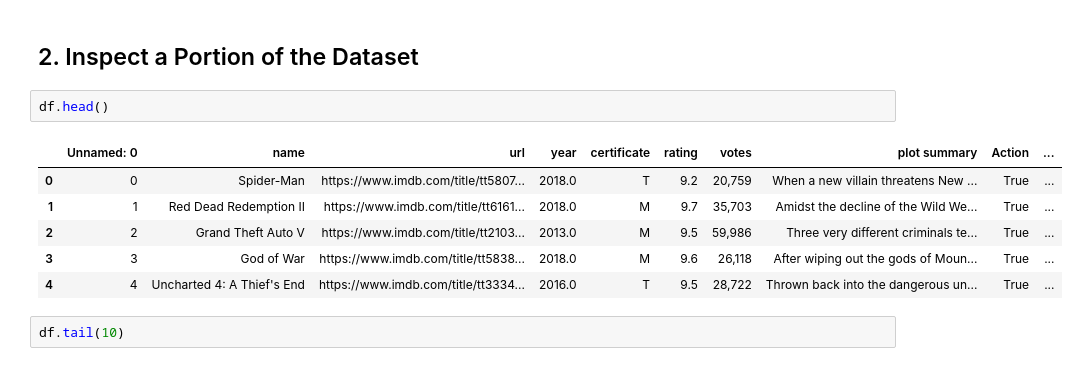
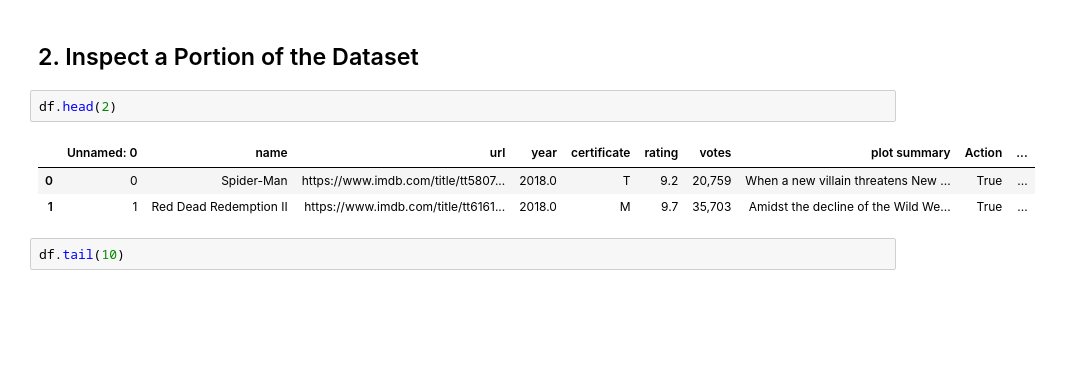
Before and after one commit to sflowers51/cis277-fa22-Lab2, a Jupyter notebook: Lab2.ipynb, the cells around one changed output. Saved outputs shown, nothing was run; the diff lists cells and outputs as text; blank space fills up the shorter version.

```diff
--- a/Lab2.ipynb
+++ b/Lab2.ipynb
@@ -9,14 +9,11 @@ df = pd.read_csv('imdb-videogames.csv')
 # %% [markdown]
 ## 2. Inspect a Portion of the Dataset
 # %%
-df.head()
+df.head(2)
 # %% [output]
 |  | Unnamed: 0 | name | url | year | certificate | rating | votes | plot summary | Action | ... |
 | 0 | 0 | Spider-Man | https://www.imdb.com/title/tt5807... | 2018.0 | T | 9.2 | 20,759 | When a new villain threatens New ... | True | ... |
 | 1 | 1 | Red Dead Redemption II | https://www.imdb.com/title/tt6161... | 2018.0 | M | 9.7 | 35,703 | Amidst the decline of the Wild We... | True | ... |
-| 2 | 2 | Grand Theft Auto V | https://www.imdb.com/title/tt2103... | 2013.0 | M | 9.5 | 59,986 | Three very different criminals te... | True | ... |
-| 3 | 3 | God of War | https://www.imdb.com/title/tt5838... | 2018.0 | M | 9.6 | 26,118 | After wiping out the gods of Moun... | True | ... |
-| 4 | 4 | Uncharted 4: A Thief's End | https://www.imdb.com/title/tt3334... | 2016.0 | T | 9.5 | 28,722 | Thrown back into the dangerous un... | True | ... |
 # %%
 df.tail(10)
 # %% [output]
```
Also changed, not shown: parts of 18 cells of this notebook, 2 other files.
